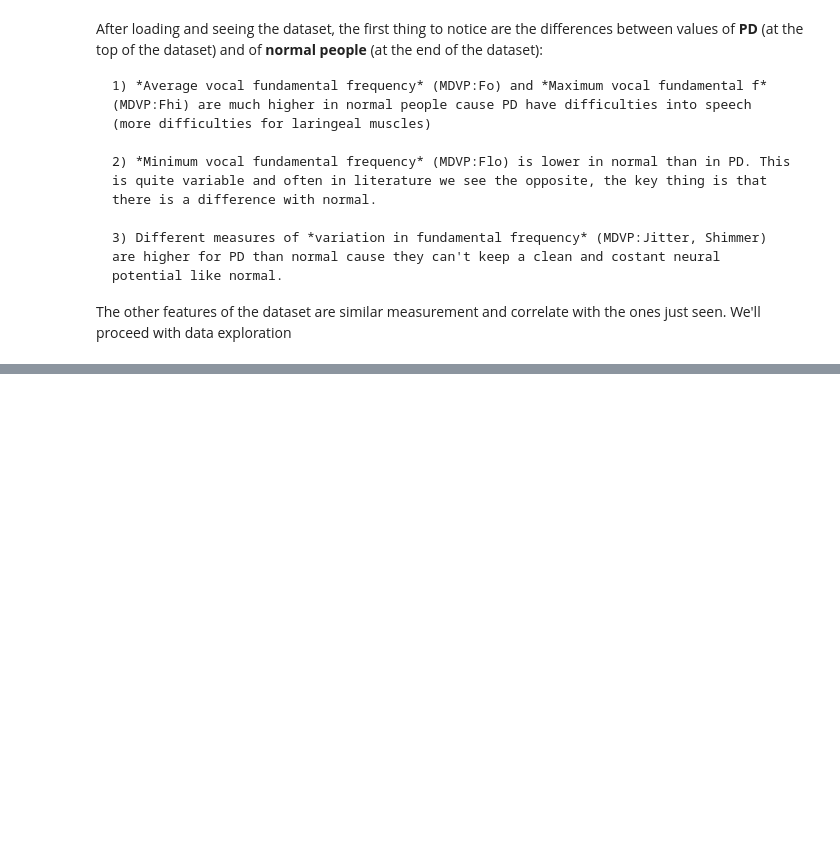
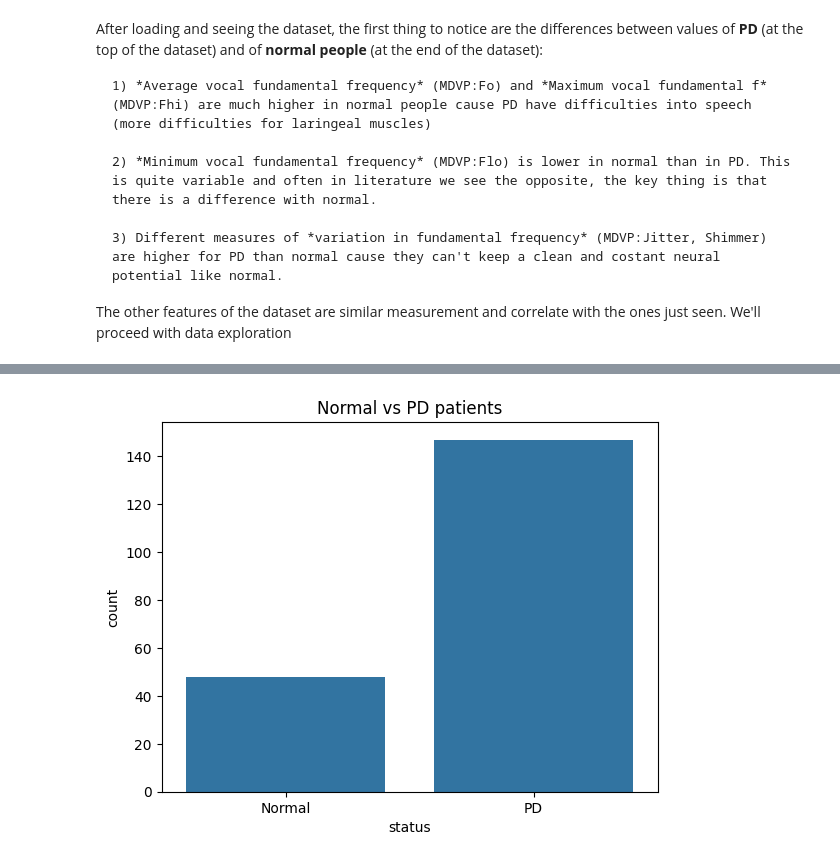
Before and after one commit to markom-x/Heart-Dataset-Analysis, a Jupyter notebook: analyzer.ipynb, the cells around one changed output, grey strips where cells are left out. Drawn from its saved outputs; the diff is of its cells as text; code cells hidden in the pictures; blank space fills up the shorter version.

Commit message:
loading plots

```diff
--- a/analyzer.ipynb
+++ b/analyzer.ipynb
@@ -72,0 +100,7 @@ print()
+# %%
+sns.countplot(data=df, x=df['status'])
+plt.title("Normal vs PD patients")
+plt.xticks(ticks=[0,1], labels=["Normal", "PD"])
+plt.show()
+# %% [output]
+[figure, added]
```
Also changed, not shown: parts of 3 cells of this notebook.
